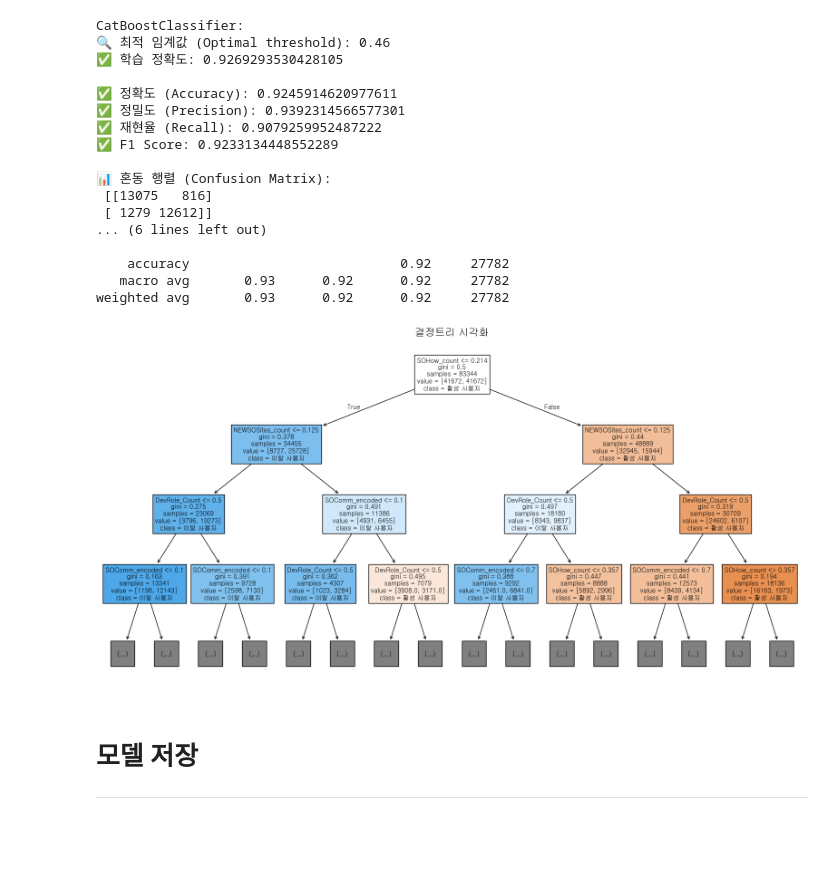
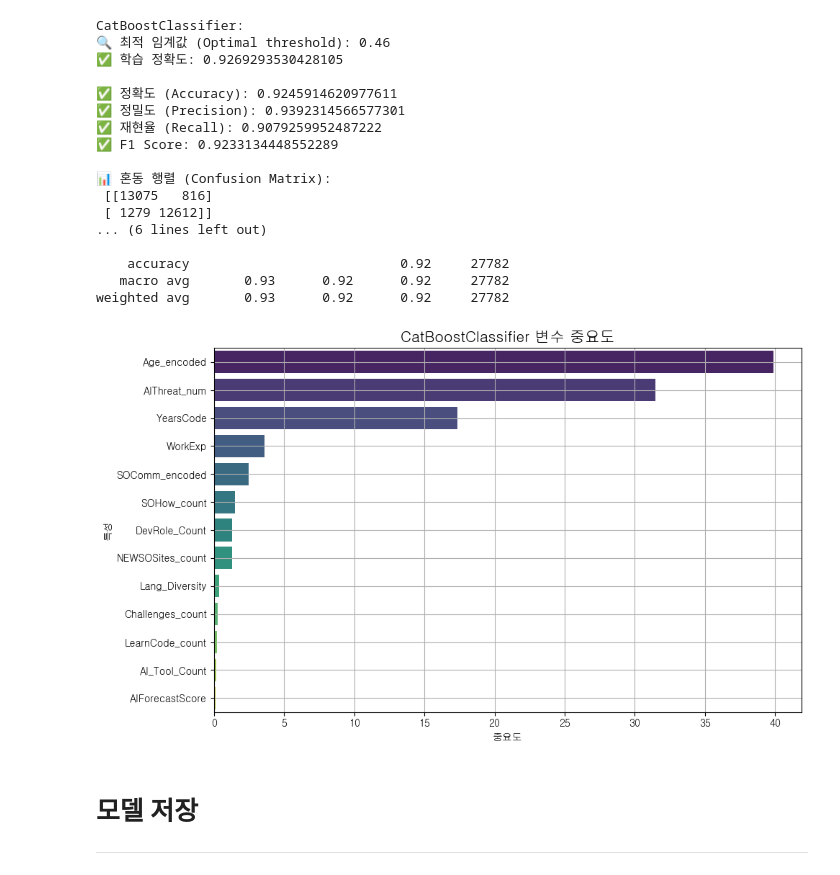
Before and after one commit to SKNETWORKS-FAMILY-AICAMP/SKN17-2nd-1Team, a Jupyter notebook: preprocess_scaler.ipynb, the cells around one changed output. Saved outputs shown, nothing was run; the diff lists cells and outputs as text; code cells hidden in the pictures; blank space fills up the shorter version.

```diff
--- a/preprocess_scaler.ipynb
+++ b/preprocess_scaler.ipynb
@@ -363,13 +370,19 @@ CatBoostClassifier:
     accuracy                           0.92     27782
    macro avg       0.93      0.92      0.92     27782
 weighted avg       0.93      0.92      0.92     27782
-# %%
-plt.figure(figsize=(20, 10))
-plot_tree(clf_tree, feature_names=X.columns, class_names=['활성 사용자', '이탈 사용자'], filled=True, max_depth=3, fontsize=10)
-plt.title("결정트리 시각화", fontsize=16)
-plt.show()
-# %% [output]
-[figure]
+# %%
+# 시각화
+model = cb_clf
+importances = model.feature_importances_
+features = X.columns
+importance_df = pd.DataFrame({
+    'feature': features,
+    'importance': importances
+}).sort_values(by='importance', ascending=False)
+
+plot_feature_importance(importance_df, model)
+# %% [output]
+[figure, added]
 # %% [markdown]
 # 모델 저장
 ---
```
Also changed, not shown: parts of 2 cells of this notebook.
